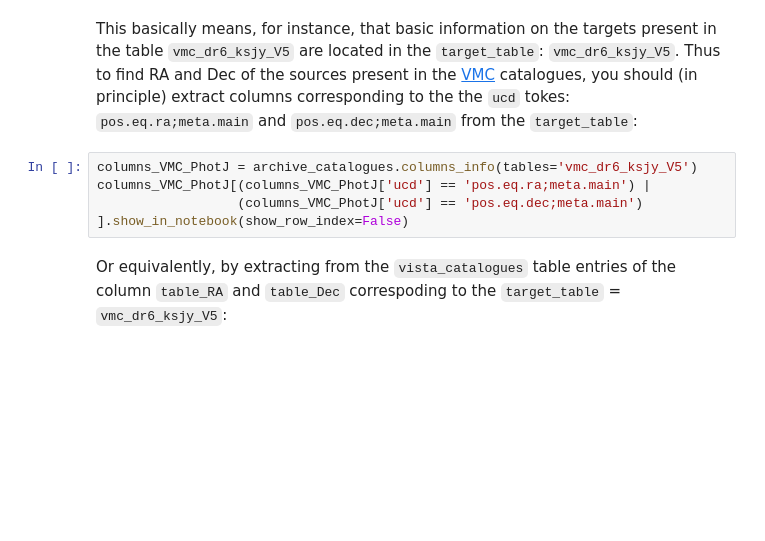
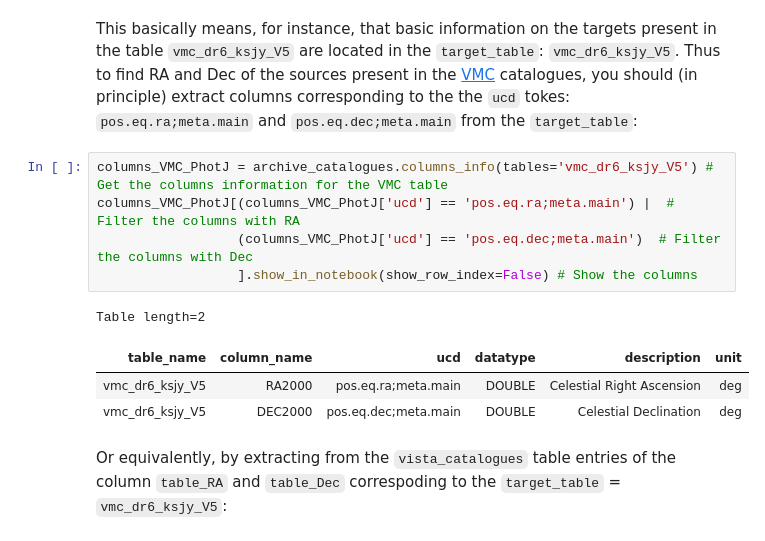
Before and after one commit to ashleythomasbarnes/ESOAsg, a Jupyter notebook: doc/notebooks/example04_HOWTO_getInfoFromCatalogueGivenTelescope.ipynb, the cells around one changed output. Saved outputs shown, nothing was run; the diff lists cells and outputs as text; blank space fills up the shorter version.

```diff
--- a/doc/notebooks/example04_HOWTO_getInfoFromCatalogueGivenTelescope.ipynb
+++ b/doc/notebooks/example04_HOWTO_getInfoFromCatalogueGivenTelescope.ipynb
@@ -85,9 +161,15 @@ vmc_catalogues['collection', 'table_name', 'target_table', 'table_RA', 'table_De
 # %% [markdown]
 This basically means, for instance, that basic information on the targets present in the table `vmc_dr6_ksjy_V5` are located in the `target_table`: `vmc_dr6_ksjy_V5`. Thus to find RA and Dec of the sources present in the [VMC](https://www.eso.org/rm/api/v1/public/releaseDescriptions/155) catalogues, you should (in principle) extract columns corresponding to the the `ucd` tokes: `pos.eq.ra;meta.main` and `pos.eq.dec;meta.main` from the `target_table`:
 # %%
-columns_VMC_PhotJ = archive_catalogues.columns_info(tables='vmc_dr6_ksjy_V5')
-columns_VMC_PhotJ[(columns_VMC_PhotJ['ucd'] == 'pos.eq.ra;meta.main') |
-                  (columns_VMC_PhotJ['ucd'] == 'pos.eq.dec;meta.main') ].show_in_notebook(show_row_index=False)
+columns_VMC_PhotJ = archive_catalogues.columns_info(tables='vmc_dr6_ksjy_V5') # Get the columns information for the VMC table
+columns_VMC_PhotJ[(columns_VMC_PhotJ['ucd'] == 'pos.eq.ra;meta.main') |  # Filter the columns with RA
+                  (columns_VMC_PhotJ['ucd'] == 'pos.eq.dec;meta.main')  # Filter the columns with Dec
+                  ].show_in_notebook(show_row_index=False) # Show the columns
+# %% [output]
+Table length=2
+| table_name | column_name | ucd | datatype | description | unit |
+| vmc_dr6_ksjy_V5 | RA2000 | pos.eq.ra;meta.main | DOUBLE | Celestial Right Ascension | deg |
+| vmc_dr6_ksjy_V5 | DEC2000 | pos.eq.dec;meta.main | DOUBLE | Celestial Declination | deg |
 # %% [markdown]
 Or equivalently, by extracting from the `vista_catalogues` table entries of the column `table_RA` and `table_Dec` correspoding to the `target_table` = `vmc_dr6_ksjy_V5`:
 # %%
```
Also changed, not shown: parts of 21 cells of this notebook.
